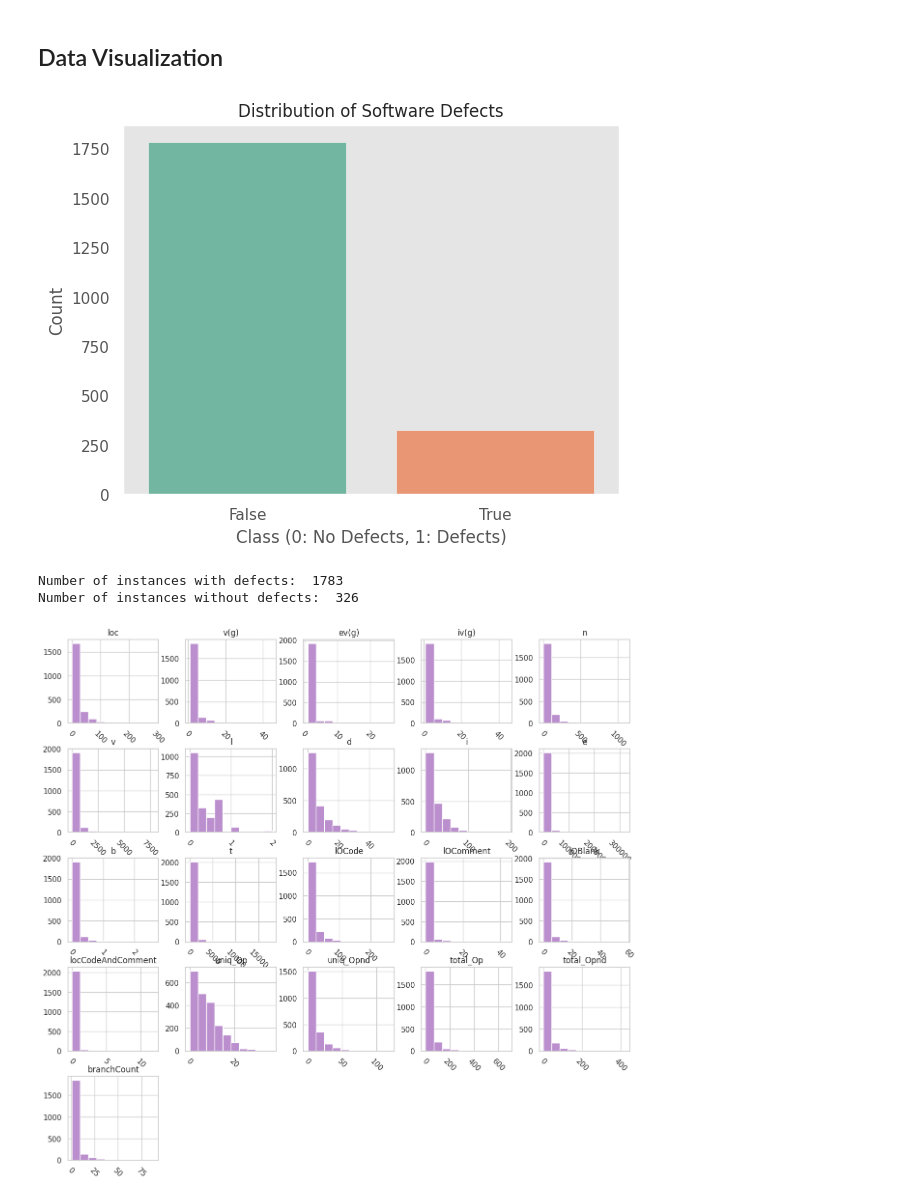
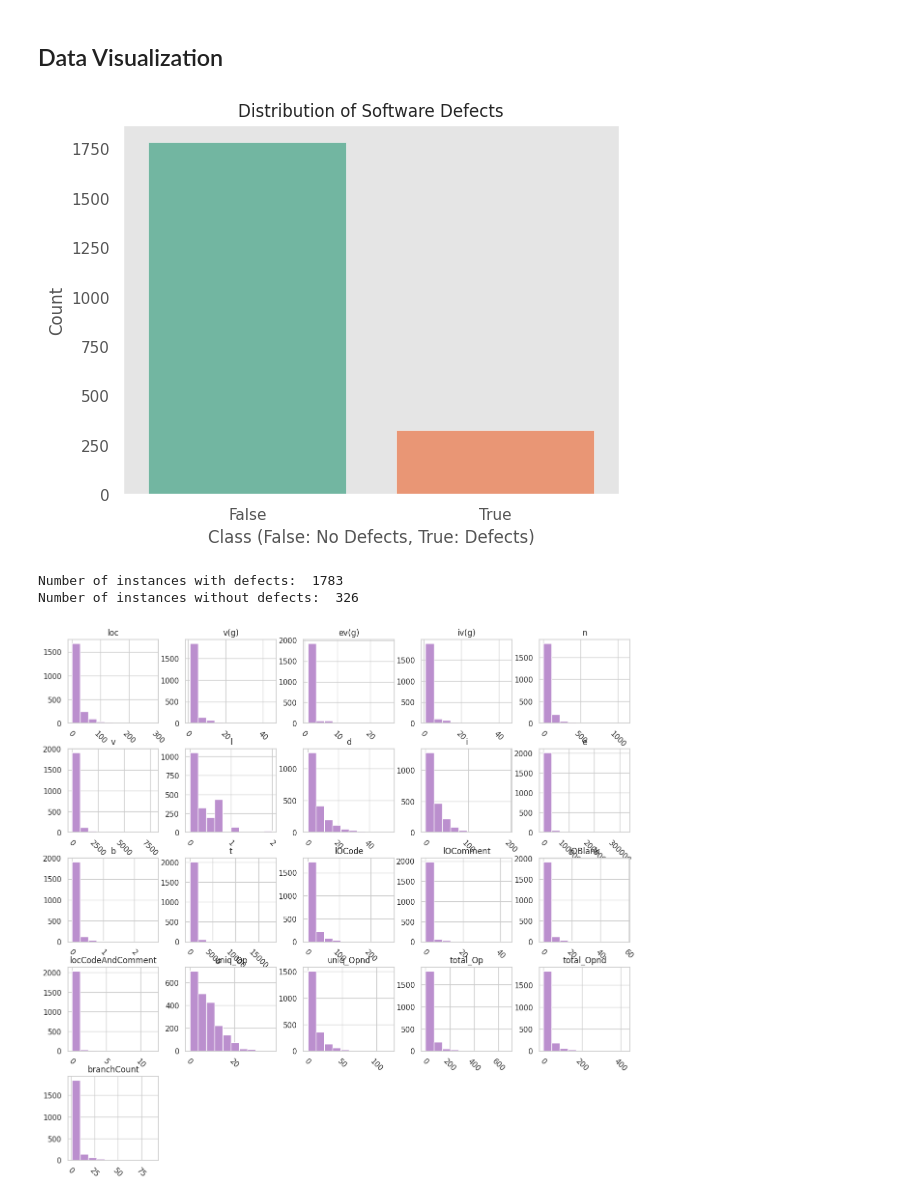
Before and after one commit to Evans2424/IACEC_Project_Model_Performance_Analysis, a Jupyter notebook: IACEC_TestNotebook.ipynb, the cells around one changed output. Saved outputs shown, nothing was run; the diff lists cells and outputs as text; code cells hidden in the pictures.

```diff
--- a/IACEC_TestNotebook.ipynb
+++ b/IACEC_TestNotebook.ipynb
@@ -123,22 +123,22 @@ liver_df_uni.shape
 # %%
 import seaborn as sns
 import matplotlib.pyplot as plt
 
 # Plot the distribution of defects in the NASA dataset
 sns.countplot(data=nasa_df, x='defects', palette='Set2')
 sns.set(style="whitegrid")
 plt.title('Distribution of Software Defects')
-plt.xlabel('Class (0: No Defects, 1: Defects)')
+plt.xlabel('Class (False: No Defects, True: Defects)')
 plt.ylabel('Count')
 plt.grid(False)
 plt.show()
 
 # Count the number of instances with defects and those without defects
 defects, no_defects = nasa_df['defects'].value_counts()
 print('Number of instances with defects: ', defects)
 print('Number of instances without defects: ', no_defects)
 # %% [output]
-[figure, old version]
+[figure, new version]
 Number of instances with defects:  1783
 Number of instances without defects:  326
 # %%
```
Also changed, not shown: parts of 10 cells of this notebook, 2 other files.
